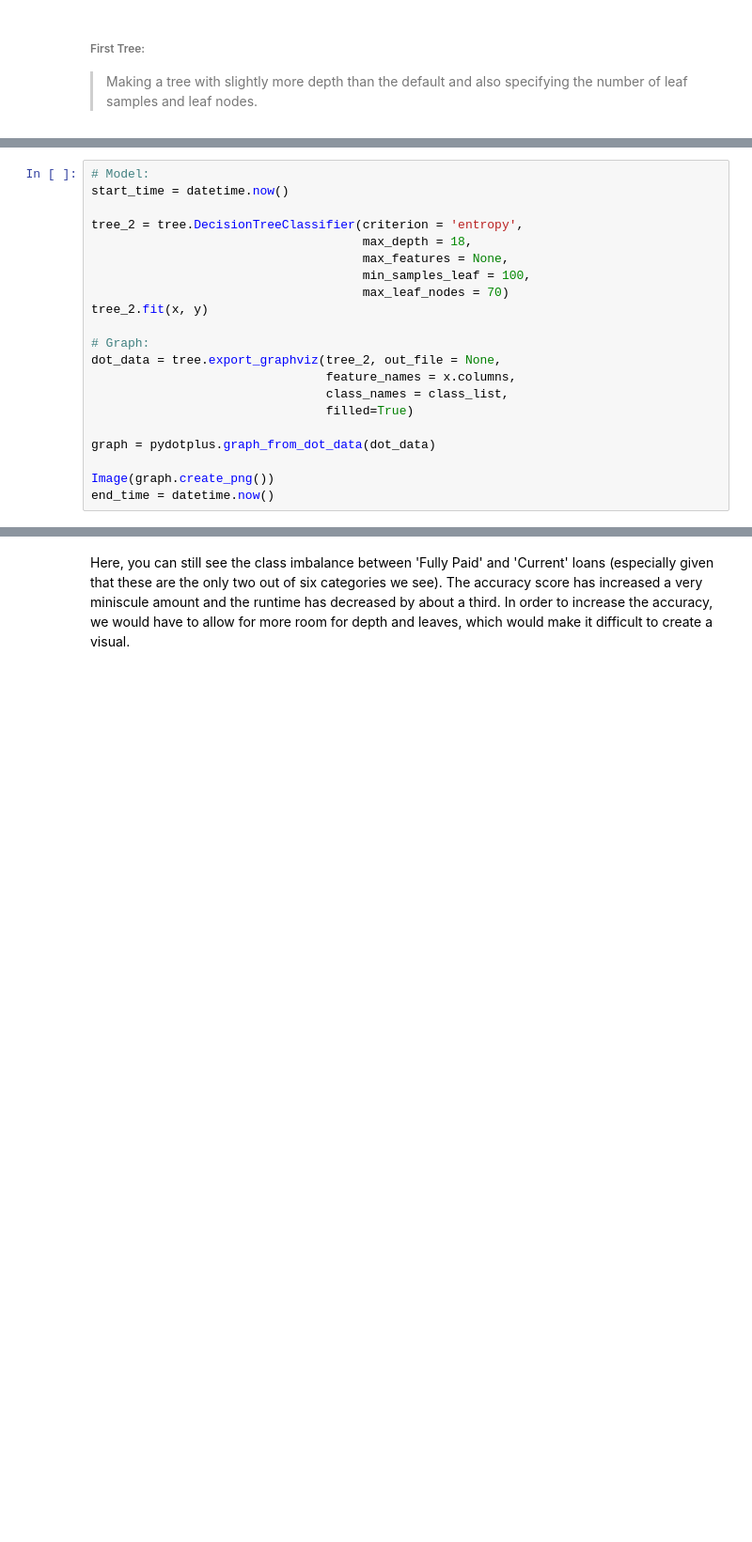
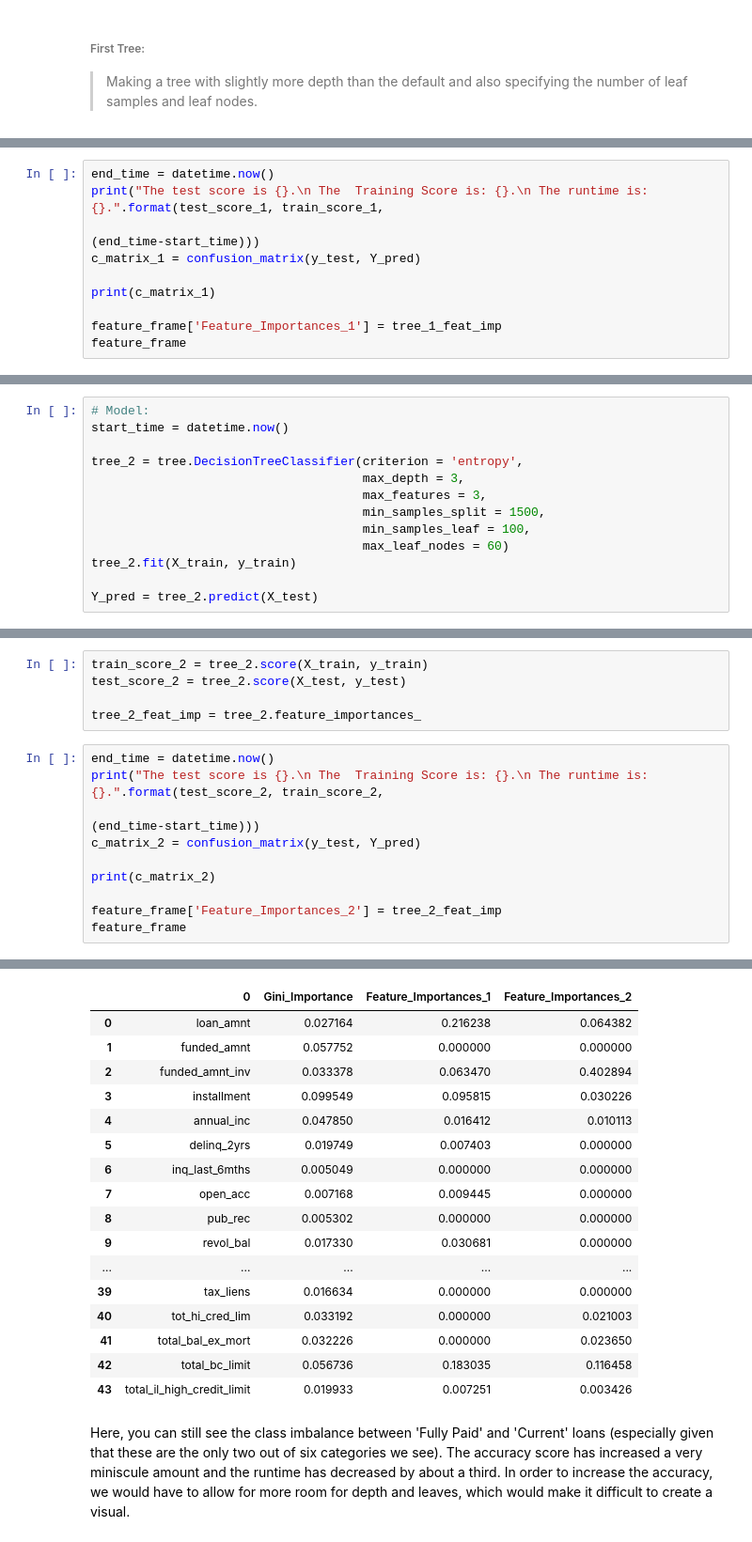
Before and after one commit to Begecky/Pre-Bootcamp-Materials, a Jupyter notebook: Unit_3/Re-Do.ipynb, the cells around one changed output, grey strips where cells are left out. Shown at 94% size. Cells and saved outputs as stored; diff of their text form; blank space fills up the shorter version.

```diff
--- a/Unit_3/Re-Do.ipynb
+++ b/Unit_3/Re-Do.ipynb
@@ -123,0 +138,10 @@ The parameters on this tree are a little more specific.  While the accuracy has
+# %%
+end_time = datetime.now()
+print("The test score is {}.\n The  Training Score is: {}.\n The runtime is:{}.".format(test_score_1, train_score_1,
+                                                                                        (end_time-start_time)))
+c_matrix_1 = confusion_matrix(y_test, Y_pred)
+
+print(c_matrix_1)
+
+feature_frame['Feature_Importances_1'] = tree_1_feat_imp
+feature_frame
@@ -126,19 +177,11 @@ The parameters on this tree are a little more specific.  While the accuracy has
 start_time = datetime.now()
 
 tree_2 = tree.DecisionTreeClassifier(criterion = 'entropy',
-                                     max_depth = 18,
-                                     max_features = None,
+                                     max_depth = 3,
+                                     max_features = 3,
+                                     min_samples_split = 1500,
                                      min_samples_leaf = 100,
-                                     max_leaf_nodes = 70)
-tree_2.fit(x, y)
+                                     max_leaf_nodes = 60)
+tree_2.fit(X_train, y_train)
 
-# Graph:
-dot_data = tree.export_graphviz(tree_2, out_file = None,
-                                feature_names = x.columns,
-                                class_names = class_list,
-                                filled=True)
-
-graph = pydotplus.graph_from_dot_data(dot_data)
-
-Image(graph.create_png())
-end_time = datetime.now()
+Y_pred = tree_2.predict(X_test)
@@ -149,0 +188,16 @@ The mean accuracy score is: 0.5817764721807297.
+# %%
+train_score_2 = tree_2.score(X_train, y_train)
+test_score_2 = tree_2.score(X_test, y_test)
+
+tree_2_feat_imp = tree_2.feature_importances_
+# %%
+end_time = datetime.now()
+print("The test score is {}.\n The  Training Score is: {}.\n The runtime is:{}.".format(test_score_2, train_score_2,
+                                                                                        (end_time-start_time)))
+c_matrix_2 = confusion_matrix(y_test, Y_pred)
+
+print(c_matrix_2)
+
+feature_frame['Feature_Importances_2'] = tree_2_feat_imp
+feature_frame
+# %% [output]
@@ -150,3 +209,20 @@ The mean accuracy score is: 0.5817764721807297.
+|  | 0 | Gini_Importance | Feature_Importances_1 | Feature_Importances_2 |
+| 0 | loan_amnt | 0.027164 | 0.216238 | 0.064382 |
+| 1 | funded_amnt | 0.057752 | 0.000000 | 0.000000 |
+| 2 | funded_amnt_inv | 0.033378 | 0.063470 | 0.402894 |
+| 3 | installment | 0.099549 | 0.095815 | 0.030226 |
+| 4 | annual_inc | 0.047850 | 0.016412 | 0.010113 |
+| 5 | delinq_2yrs | 0.019749 | 0.007403 | 0.000000 |
+| 6 | inq_last_6mths | 0.005049 | 0.000000 | 0.000000 |
+| 7 | open_acc | 0.007168 | 0.009445 | 0.000000 |
+| 8 | pub_rec | 0.005302 | 0.000000 | 0.000000 |
+| 9 | revol_bal | 0.017330 | 0.030681 | 0.000000 |
+| ... | ... | ... | ... | ... |
+| 39 | tax_liens | 0.016634 | 0.000000 | 0.000000 |
+| 40 | tot_hi_cred_lim | 0.033192 | 0.000000 | 0.021003 |
+| 41 | total_bal_ex_mort | 0.032226 | 0.000000 | 0.023650 |
+| 42 | total_bc_limit | 0.056736 | 0.183035 | 0.116458 |
+| 43 | total_il_high_credit_limit | 0.019933 | 0.007251 | 0.003426 |
 # %% [markdown]
 Here, you can still see the class imbalance between 'Fully Paid' and 'Current' loans (especially given that these are the only two out of six categories we see).  The accuracy score has increased a very miniscule amount and the runtime has decreased by about a third.  In order to increase the accuracy, we would have to allow for more room for depth and leaves, which would make it difficult to create a visual.
 # %% [markdown]
```
Also changed, not shown: parts of 26 cells of this notebook.
